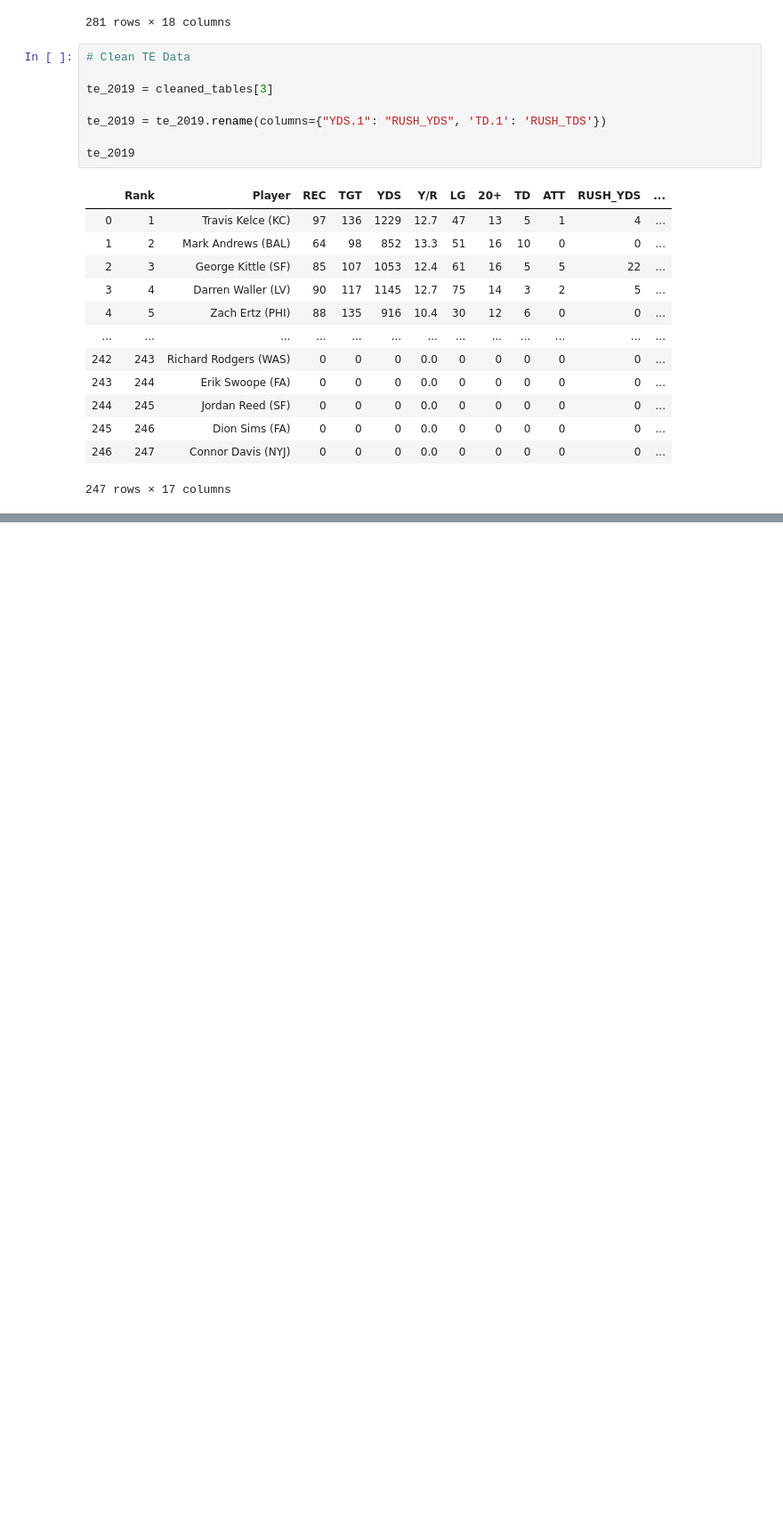
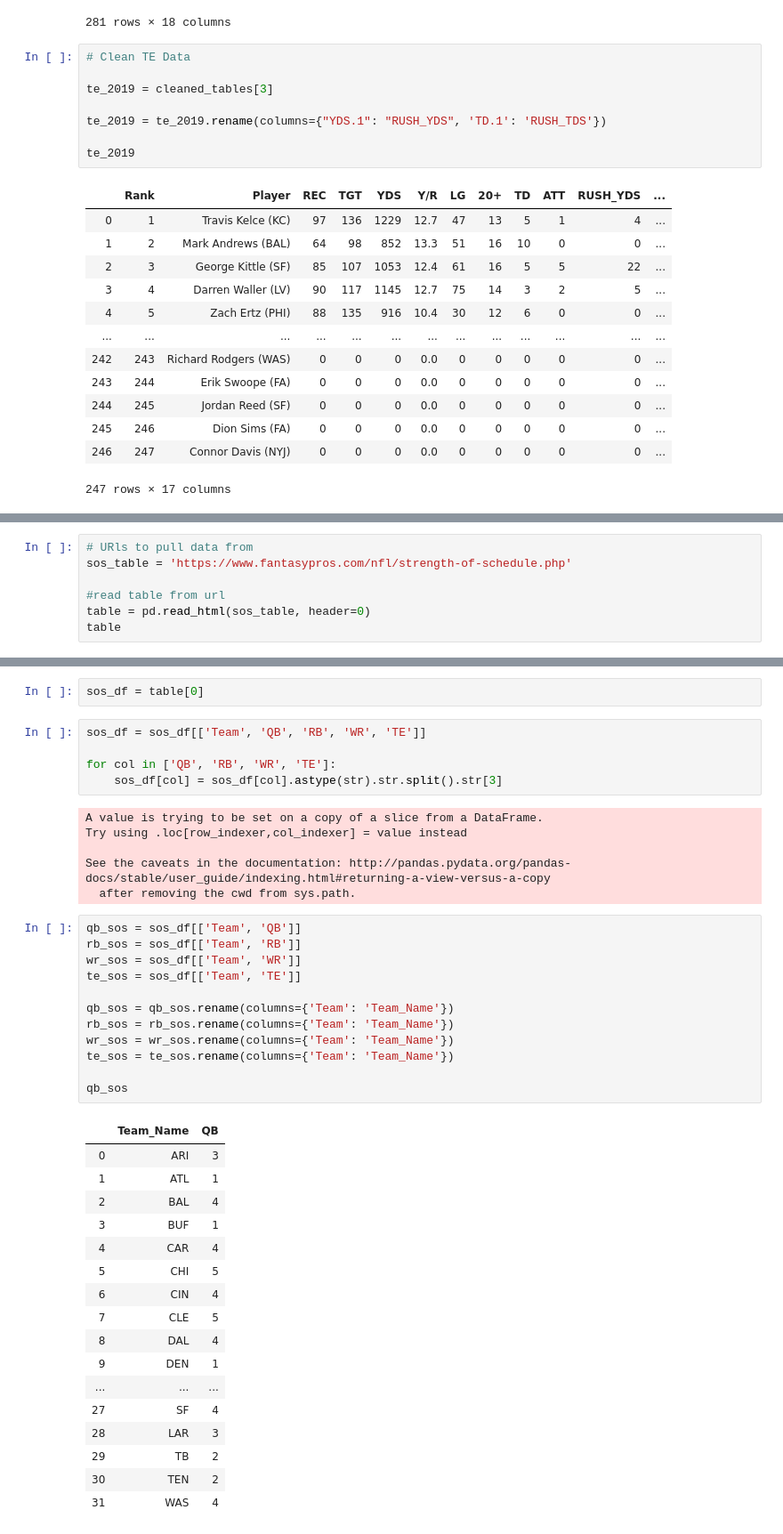
Before and after one commit to rdashcraft91/Fantasy_Draft_2020, a Jupyter notebook: Stat_Gathering.ipynb, the cells around one changed output, grey strips where cells are left out. Shown at 89% size. Drawn from its saved outputs; the diff is of its cells as text; blank space fills up the shorter version.

```diff
--- a/Stat_Gathering.ipynb
+++ b/Stat_Gathering.ipynb
@@ -206,0 +242,7 @@ te_2019
+# %%
+# URls to pull data from
+sos_table = 'https://www.fantasypros.com/nfl/strength-of-schedule.php'
+
+#read table from url
+table = pd.read_html(sos_table, header=0)
+table
@@ -206,0 +267,43 @@ te_2019
+# %%
+sos_df = table[0]
+# %%
+sos_df = sos_df[['Team', 'QB', 'RB', 'WR', 'TE']]
+
+for col in ['QB', 'RB', 'WR', 'TE']:
+    sos_df[col] = sos_df[col].astype(str).str.split().str[3]
+# %% [output]
+A value is trying to be set on a copy of a slice from a DataFrame.
+Try using .loc[row_indexer,col_indexer] = value instead
+
+See the caveats in the documentation: http://pandas.pydata.org/pandas-docs/stable/user_guide/indexing.html#returning-a-view-versus-a-copy
+  after removing the cwd from sys.path.
+# %%
+qb_sos = sos_df[['Team', 'QB']]
+rb_sos = sos_df[['Team', 'RB']]
+wr_sos = sos_df[['Team', 'WR']]
+te_sos = sos_df[['Team', 'TE']]
+
+qb_sos = qb_sos.rename(columns={'Team': 'Team_Name'})
+rb_sos = rb_sos.rename(columns={'Team': 'Team_Name'})
+wr_sos = wr_sos.rename(columns={'Team': 'Team_Name'})
+te_sos = te_sos.rename(columns={'Team': 'Team_Name'})
+
+qb_sos
+# %% [output]
+|  | Team_Name | QB |
+| 0 | ARI | 3 |
+| 1 | ATL | 1 |
+| 2 | BAL | 4 |
+| 3 | BUF | 1 |
+| 4 | CAR | 4 |
+| 5 | CHI | 5 |
+| 6 | CIN | 4 |
+| 7 | CLE | 5 |
+| 8 | DAL | 4 |
+| 9 | DEN | 1 |
+| ... | ... | ... |
+| 27 | SF | 4 |
+| 28 | LAR | 3 |
+| 29 | TB | 2 |
+| 30 | TEN | 2 |
+| 31 | WAS | 4 |
```
Also changed, not shown: parts of 12 cells of this notebook.
